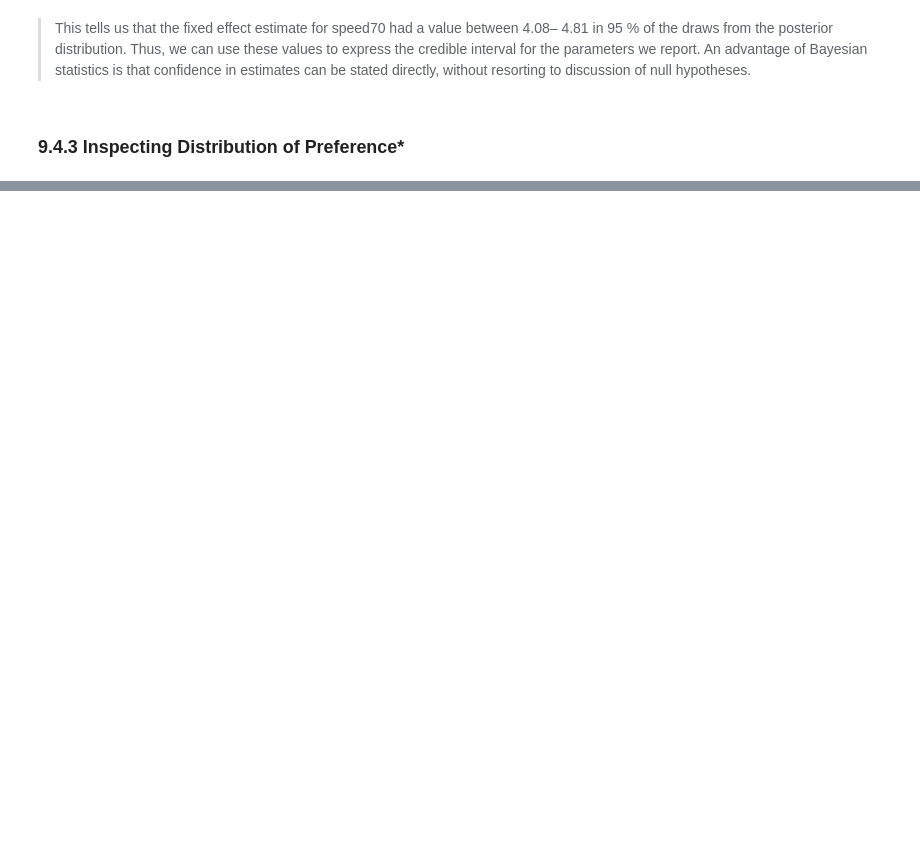
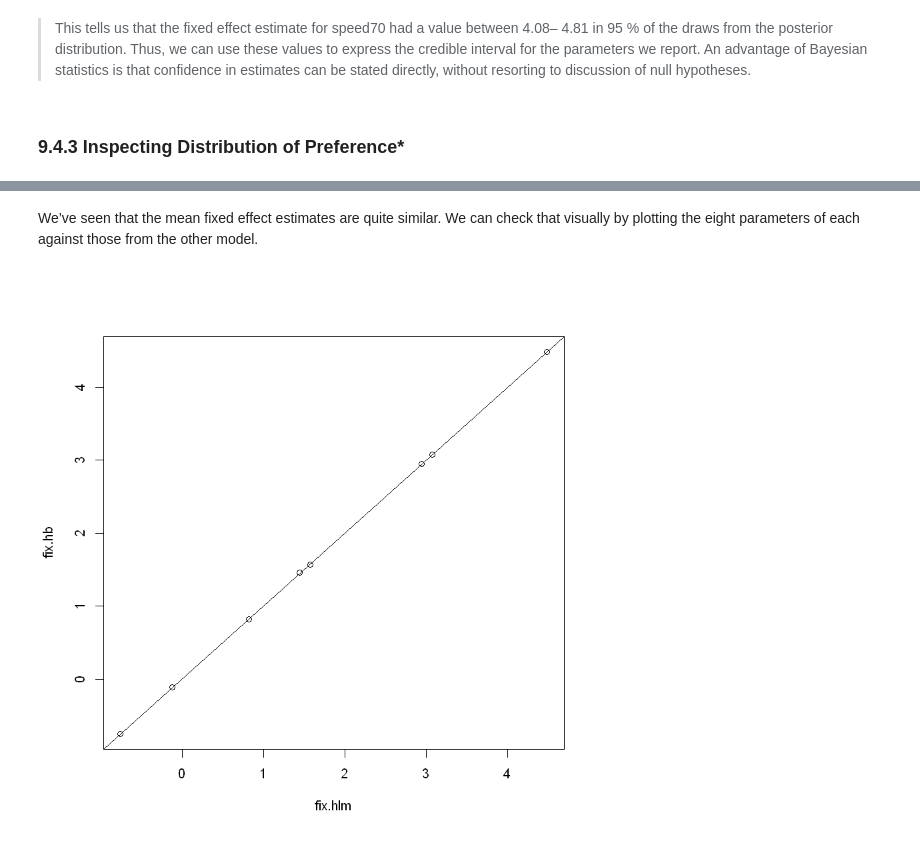
Before and after one commit to LeeChang-Soo/R-for-marketing-analytics, a Jupyter notebook: 9_Additional Linear Modeling Topics.ipynb, the cells around one changed output, grey strips where cells are left out. Cells and saved outputs as stored; diff of their text form; code cells hidden in the pictures; blank space fills up the shorter version.

```diff
--- a/9_Additional Linear Modeling Topics.ipynb
+++ b/9_Additional Linear Modeling Topics.ipynb
@@ -1486,0 +1542,10 @@ hist(ride.constWood$statistics[,1], main='Preference for Wood vs. Steel',
+# %% [markdown]
+We’ve seen that the mean fixed effect estimates are quite similar. We can check that
+visually by plotting the eight parameters of each against those from the other model.
+# %%
+fix.hlm = fixef(ride.hlm2)
+fix.hb  = colMeans(ride.mc2$mcmc[, 1:8])
+plot(fix.hlm, fix.hb)
+abline(0,1)
+# %% [output]
+[figure, added]
```
Also changed, not shown: parts of 51 cells of this notebook.
